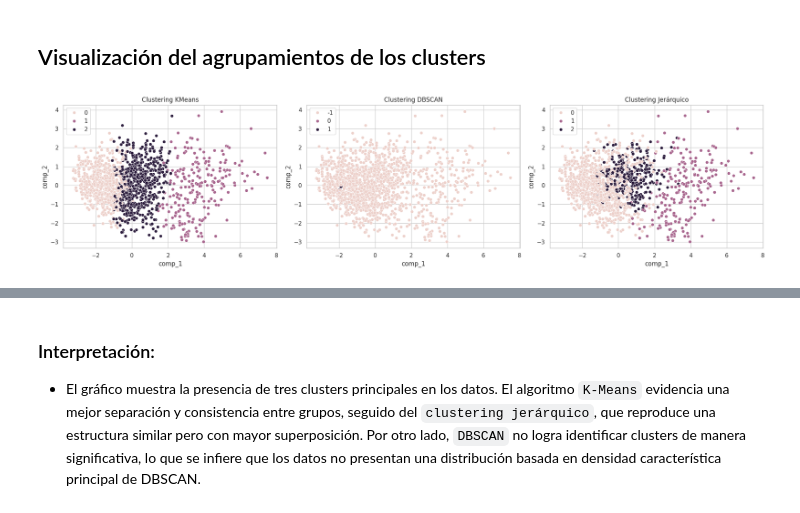
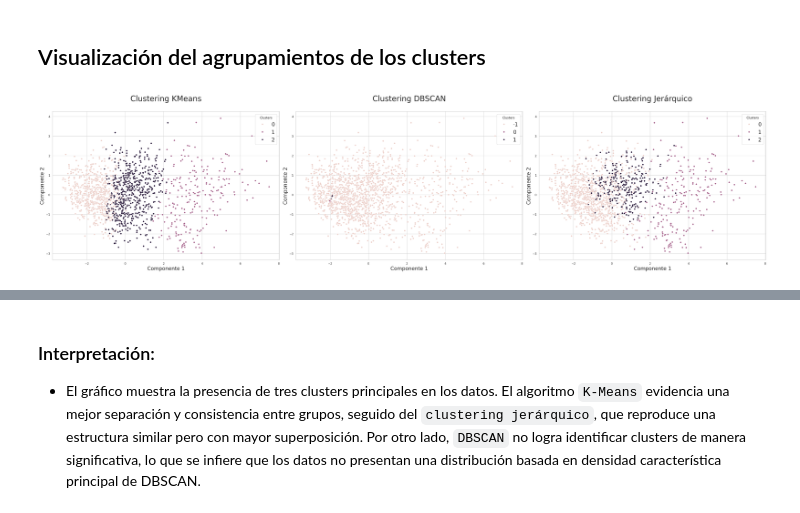
Before and after one commit to Leonard0711/People_Analytics, a Jupyter notebook: profiles/notebooks/similar_profiles.ipynb, the cells around one changed output, grey strips where cells are left out. Cells and saved outputs as stored; diff of their text form; code cells hidden in the pictures.

```diff
--- a/profiles/notebooks/similar_profiles.ipynb
+++ b/profiles/notebooks/similar_profiles.ipynb
@@ -333,21 +333,28 @@ El coeficiente de silueta en el modelo de Agglomerative clustering es 0.1516
 # %%
 df_pca_comp = df_pca_comp.copy()
 df_pca_comp.loc[:,"y_kmeans"] = y_kmeans
 df_pca_comp.loc[:,"y_dbscan"] = y_dbscan
 df_pca_comp.loc[:,"y_hc"] = y_hc
 
-fig, ax = plt.subplots(1, 3, figsize=(20, 5))
+fig, ax = plt.subplots(1, 3, figsize=(40, 10))
 ax = ax.flat
-ax[0].set_title("Clustering KMeans")
+ax[0].set_title("Clustering KMeans\n", fontsize=30)
 sns.scatterplot(data=df_pca_comp, x="comp_1", y="comp_2", hue="y_kmeans", ax=ax[0])
-ax[0].legend()
-ax[1].set_title("Clustering DBSCAN")
+ax[0].legend(fontsize=20, title="Clusters")
+ax[0].set_ylabel("Componente 2", fontsize=20)
+ax[0].set_xlabel("Componente 1", fontsize=20)
+ax[1].set_title("Clustering DBSCAN\n", fontsize=30)
 sns.scatterplot(data=df_pca_comp, x="comp_1", y="comp_2", hue="y_dbscan", ax=ax[1])
-ax[1].legend()
-ax[2].set_title("Clustering Jerárquico")
+ax[1].legend(fontsize=20, title="Clusters")
+ax[1].set_ylabel("Componente 2", fontsize=20)
+ax[1].set_xlabel("Componente 1", fontsize=20)
+ax[2].set_title("Clustering Jerárquico\n", fontsize=30)
 sns.scatterplot(data=df_pca_comp, x="comp_1", y="comp_2", hue="y_hc", ax=ax[2])
-ax[2].legend()
+ax[2].legend(fontsize=20, title="Clusters")
+ax[2].set_ylabel("Componente 2", fontsize=20)
+ax[2].set_xlabel("Componente 1", fontsize=20)
+plt.savefig("clusters.jpg")
 plt.tight_layout()
 plt.show()
 # %% [output]
-[figure, old version]
+[figure, new version]
```
Also changed, not shown: parts of 7 cells of this notebook.
